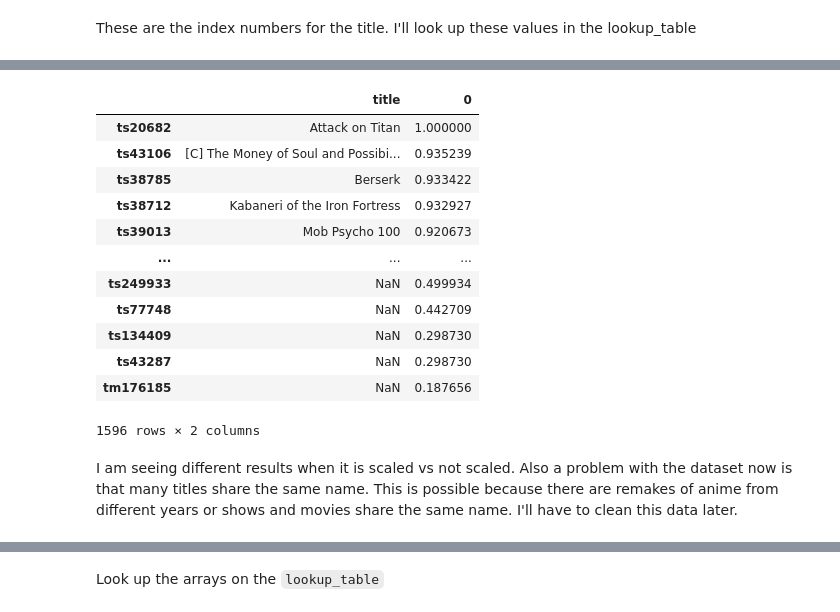
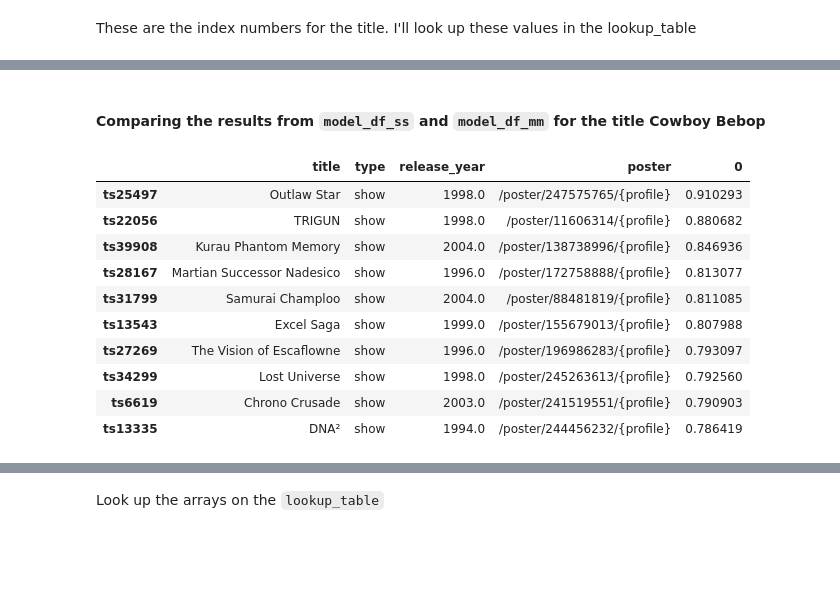
Before and after one commit to Garretthall27/Crunchyroll-Recommender-System, a Jupyter notebook: Project_workflow.ipynb, the cells around one changed output, grey strips where cells are left out. Saved outputs shown, nothing was run; the diff lists cells and outputs as text; code cells hidden in the pictures; blank space fills up the shorter version.

```diff
--- a/Project_workflow.ipynb
+++ b/Project_workflow.ipynb
@@ -686,2 +789,11 @@ title_array = title_array.reshape(1,-1)
+# %%
+# get the index for a title to test
+title_index = lookup_table.index[lookup_table['title'] == 'Cowboy Bebop']
+
+# get the row of the title_index from model_df
+title_array = np.array(model_df_ss.loc[title_index])
+
+# reshape it so it can be passed to cosine_sim function
+title_array = title_array.reshape(1,-1)
 # %% [markdown]
 Now to create cosine similarity matrix using the model_df and the title_array.
@@ -696,10 +800,9 @@ array([[1.998e+03, 2.500e+01, 1.000e+00, 1.000e+00, 1.000e+00, 1.000e+00,
 # %%
 # cosine similarity matrix
-cosine_matrix = cosine_similarity(model_df, title_array)
+cosine_matrix = cosine_similarity(model_df_ss, title_array)
 
 # create a dataframe from the cosine_matrix
-cosine_df = pd.DataFrame(data=cosine_matrix, index=model_df.index)
+cosine_df = pd.DataFrame(data=cosine_matrix, index=model_df_ss.index)
 # %%
 # top 10 results of the cosine_df
-results = cosine_df.sort_values(0, ascending=False).index.values[:11]
-results
+results = cosine_df.sort_values(0, ascending=False).index.values[1:11]
@@ -759,0 +811,4 @@ for column in cols_to_scale:
+# %%
+# this dataframe will return the title and the cosign similarities
+results_df_ss = pd.concat([lookup_table.loc[results],
+                        cosine_df[0].sort_values(0, ascending=False)], axis=1).iloc[:10]
@@ -844,19 +839,21 @@ lookup_table.loc[results]
 # %%
-# look up values in look up table
-pd.concat([lookup_table.loc[results], cosine_df[0]], axis=1)
+# this dataframe will return the title and the cosign similarities
+results_df_mm = pd.concat([lookup_table.loc[results],
+                        cosine_df[0].sort_values(0, ascending=False)], axis=1).iloc[:10]
-# %% [output]
-|  | title | 0 |
-| ts20682 | Attack on Titan | 1.000000 |
-| ts43106 | [C] The Money of Soul and Possibi... | 0.935239 |
-| ts38785 | Berserk | 0.933422 |
-| ts38712 | Kabaneri of the Iron Fortress | 0.932927 |
-| ts39013 | Mob Psycho 100 | 0.920673 |
-| ... | ... | ... |
-| ts249933 | NaN | 0.499934 |
-| ts77748 | NaN | 0.442709 |
-| ts134409 | NaN | 0.298730 |
-| ts43287 | NaN | 0.298730 |
-| tm176185 | NaN | 0.187656 |
-1596 rows × 2 columns
-# %% [markdown]
-I am seeing different results when it is scaled vs not scaled. Also a problem with the dataset now is that many titles share the same name. This is possible because there are remakes of anime from different years or shows and movies share the same name. I'll have to clean this data later.
+# %% [markdown]
+#### Comparing the results from `model_df_ss` and `model_df_mm` for the title Cowboy Bebop
+# %%
+# top 10 results from model_df_ss
+results_df_ss
+# %% [output]
+|  | title | type | release_year | poster | 0 |
+| ts25497 | Outlaw Star | show | 1998.0 | /poster/247575765/{profile} | 0.910293 |
+| ts22056 | TRIGUN | show | 1998.0 | /poster/11606314/{profile} | 0.880682 |
+| ts39908 | Kurau Phantom Memory | show | 2004.0 | /poster/138738996/{profile} | 0.846936 |
+| ts28167 | Martian Successor Nadesico | show | 1996.0 | /poster/172758888/{profile} | 0.813077 |
+| ts31799 | Samurai Champloo | show | 2004.0 | /poster/88481819/{profile} | 0.811085 |
+| ts13543 | Excel Saga | show | 1999.0 | /poster/155679013/{profile} | 0.807988 |
+| ts27269 | The Vision of Escaflowne | show | 1996.0 | /poster/196986283/{profile} | 0.793097 |
+| ts34299 | Lost Universe | show | 1998.0 | /poster/245263613/{profile} | 0.792560 |
+| ts6619 | Chrono Crusade | show | 2003.0 | /poster/241519551/{profile} | 0.790903 |
+| ts13335 | DNA² | show | 1994.0 | /poster/244456232/{profile} | 0.786419 |
```
Also changed, not shown: parts of 242 cells of this notebook, 3 other files.
